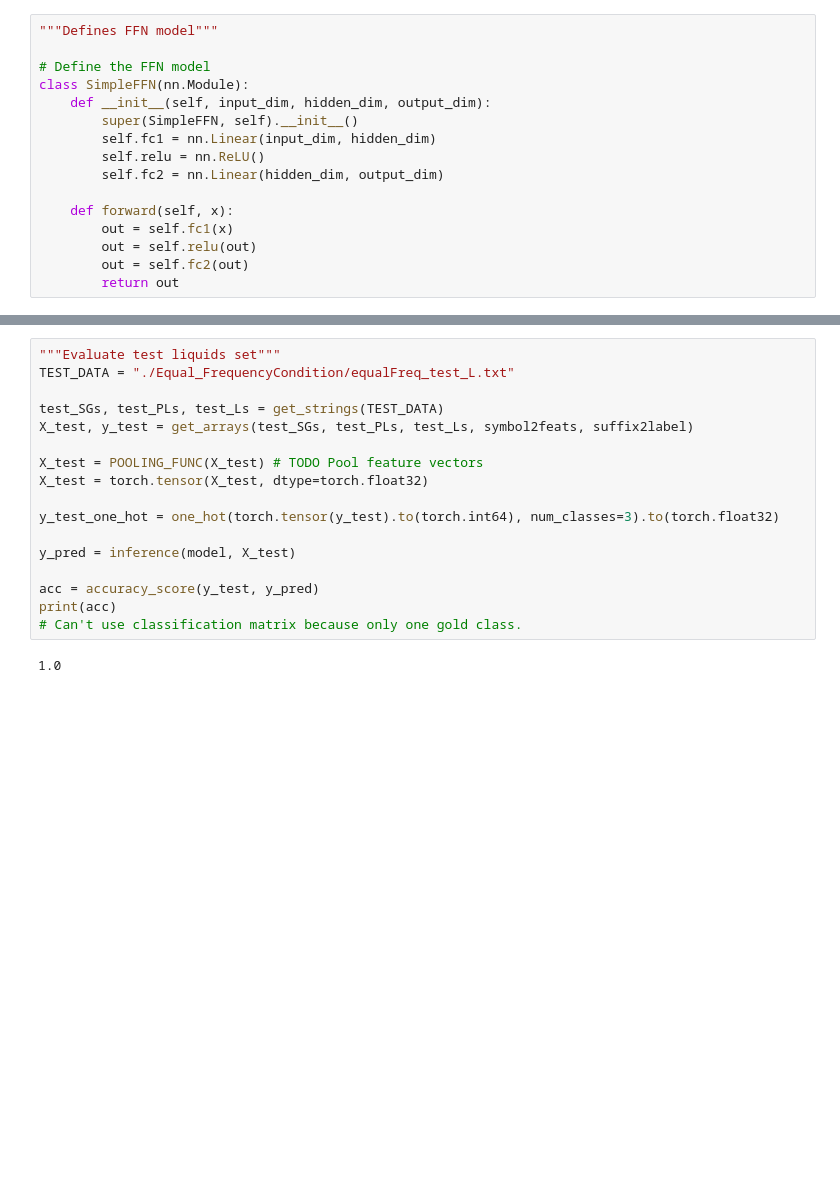
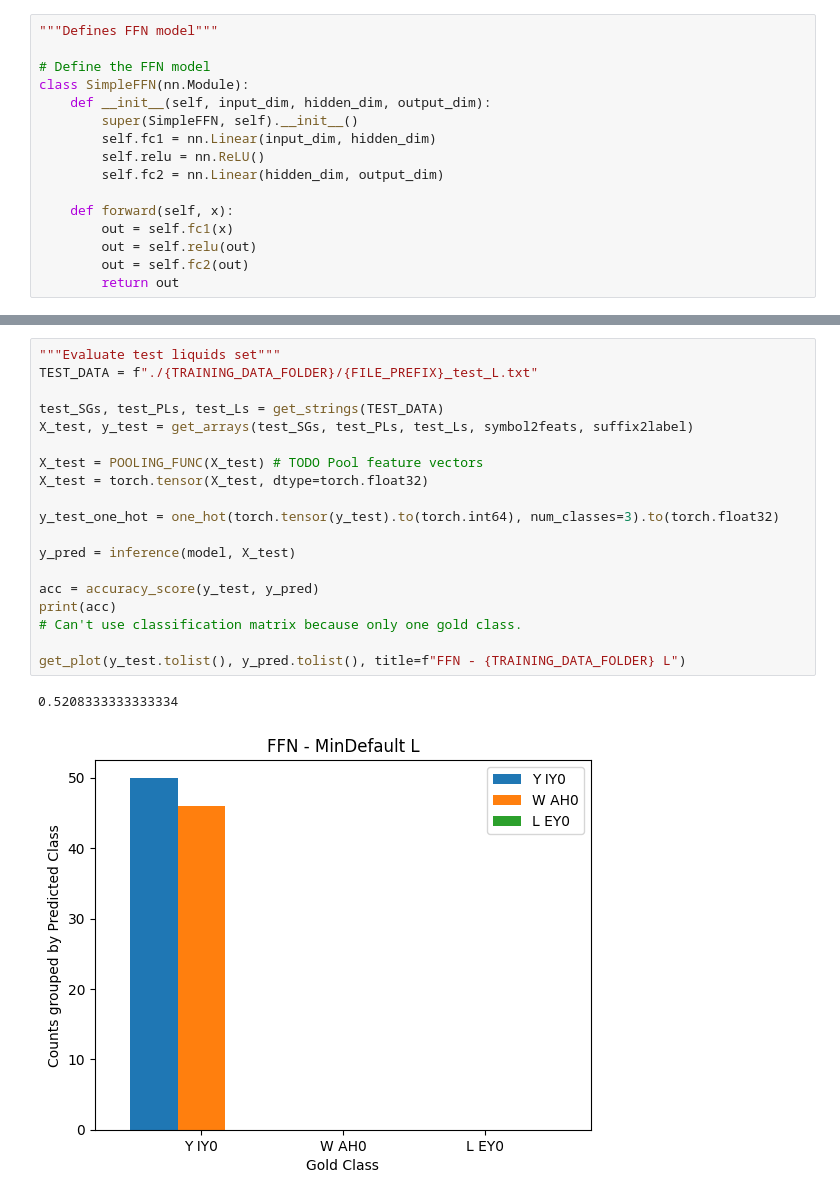
Before and after one commit to tianyiniu/Min_Default, a Jupyter notebook: feed_forward_network.ipynb, the cells around one changed output, grey strips where cells are left out. Saved outputs shown, nothing was run; the diff lists cells and outputs as text; blank space fills up the shorter version.

```diff
--- a/feed_forward_network.ipynb
+++ b/feed_forward_network.ipynb
@@ -278,21 +315,24 @@ weighted avg       0.99      0.99      0.99        90
 # %%
 """Evaluate test liquids set"""
-TEST_DATA = "./Equal_FrequencyCondition/equalFreq_test_L.txt"
+TEST_DATA = f"./{TRAINING_DATA_FOLDER}/{FILE_PREFIX}_test_L.txt"
 
 test_SGs, test_PLs, test_Ls = get_strings(TEST_DATA)
 X_test, y_test = get_arrays(test_SGs, test_PLs, test_Ls, symbol2feats, suffix2label)
 
 X_test = POOLING_FUNC(X_test) # TODO Pool feature vectors
 X_test = torch.tensor(X_test, dtype=torch.float32)
 
 y_test_one_hot = one_hot(torch.tensor(y_test).to(torch.int64), num_classes=3).to(torch.float32)
 
 y_pred = inference(model, X_test)
 
 acc = accuracy_score(y_test, y_pred)
 print(acc)
 # Can't use classification matrix because only one gold class.
+
+get_plot(y_test.tolist(), y_pred.tolist(), title=f"FFN - {TRAINING_DATA_FOLDER} L")
 # %% [output]
-1.0
+0.5208333333333334
+[figure, added]
 # %%
 """Evaluate test new templates set"""
```
Also changed, not shown: parts of 8 cells of this notebook, 31 other files.
